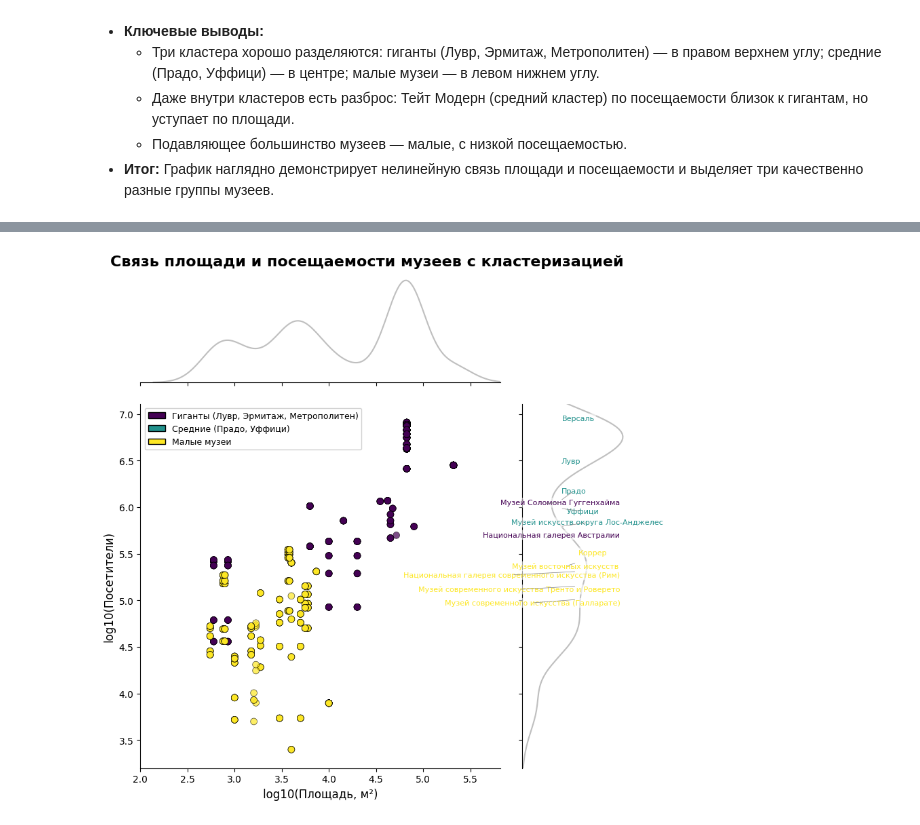
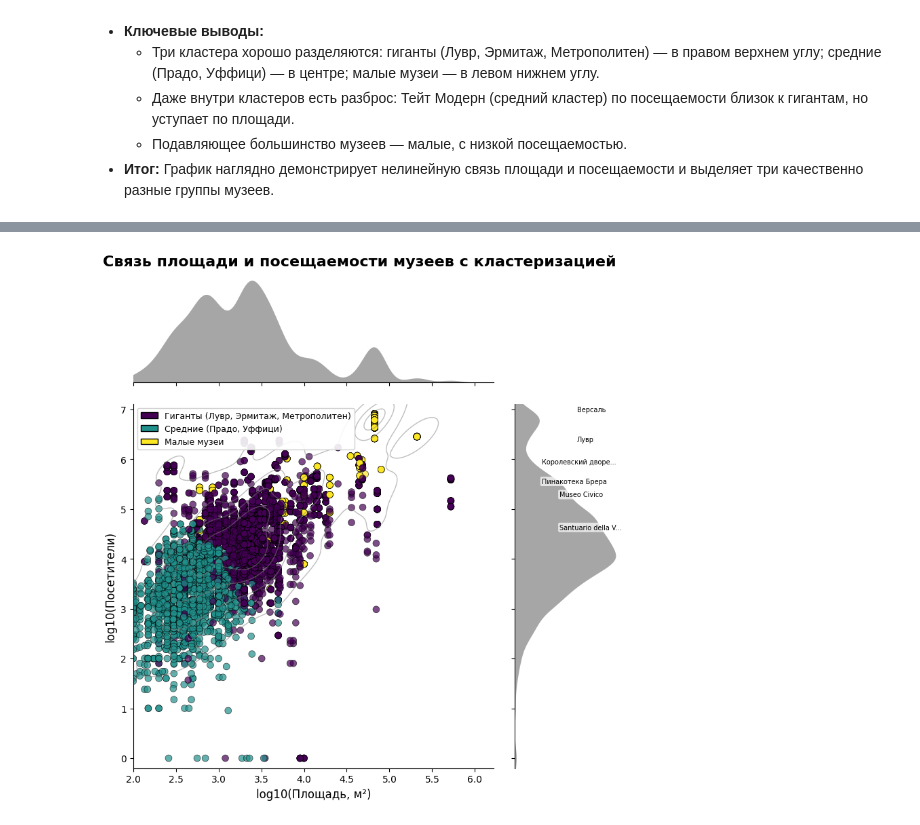
Before and after one commit to yana-moshnikova/python-ai-moshnikova-yana, a Jupyter notebook: notebooks/week3_visualization_best.ipynb, the cells around one changed output, grey strips where cells are left out. Cells and saved outputs as stored; diff of their text form; code cells hidden in the pictures.

```diff
--- a/notebooks/week3_visualization_best.ipynb
+++ b/notebooks/week3_visualization_best.ipynb
@@ -1975,9 +525,11 @@ plt.show()
 # %%
 # ============================================================
-# 7. JOINT PLOT: ПОСЕЩАЕМОСТЬ VS ПЛОЩАДЬ (финальная версия)
+# 7. JOINT PLOT: ПОСЕЩАЕМОСТЬ VS ПЛОЩАДЬ (финальная версия, без предупреждений)
 # ============================================================
 
-# Устанавливаем adjustText (если не установлен)
+import warnings
+warnings.filterwarnings("ignore", category=UserWarning, module="adjustText")
+
 try:
     from adjustText import adjust_text
 except ImportError:
@@ -2008,17 +560,18 @@ museum_agg = df_museum.groupby(['museum', 'country'], as_index=False).agg({
     'URL': 'first'
 })
 
-# Оставляем только музеи с ненулевыми показателями
 museum_agg = museum_agg[
     (museum_agg['visitors'] > 0) &
-    (museum_agg['area'] > 0) &
-    (museum_agg['socialFollowers'] > 0)
+    (museum_agg['area'] > 0)
 ].copy()
-
 print(f"✅ Для кластеризации отобрано {len(museum_agg)} уникальных музеев.")
 
+if len(museum_agg) == 0:
+    raise ValueError("❌ Нет музеев с положительными площадью и посещаемостью.")
+
 # ---- 3. Кластеризация ----
-X = museum_agg[['log_visitors', 'log_area', 'log_followers']].values
+museum_agg['log_followers_filled'] = museum_agg['log_followers'].fillna(museum_agg['log_followers'].min())
+X = museum_agg[['log_visitors', 'log_area', 'log_followers_filled']].values
 scaler = StandardScaler()
 X_scaled = scaler.fit_transform(X)
 
@@ -2030,8 +583,8 @@ cluster_map = museum_agg.set_index('museum')['cluster'].to_dict()
 df_museum['cluster'] = df_museum['museum'].map(cluster_map)
 
 # ---- 5. Подготовка данных для графика ----
-plot_data = df_museum.dropna(subset=['log_area', 'log_visitors', 'cluster']).copy()
-plot_data = plot_data[plot_data['log_area'] >= 2]  # обрезаем слева
+plot_data = df_museum.dropna(subset=['log_area', 'log_visitors']).copy()
+plot_data = plot_data[plot_data['log_area'] >= 2]
 print(f"✅ После обрезки оси X осталось {len(plot_data)} точек (записей по годам).")
 
 # ---- 6. Построение joint plot ----
@@ -2048,8 +601,11 @@ scatter = g.ax_joint.scatter(
     linewidth=0.5
 )
 
-sns.kdeplot(data=plot_data, x='log_area', ax=g.ax_marg_x, color='gray', alpha=0.5)
-sns.kdeplot(data=plot_data, y='log_visitors', ax=g.ax_marg_y, color='gray', alpha=0.5)
+sns.kdeplot(data=plot_data, x='log_area', y='log_visitors',
+            ax=g.ax_joint, levels=5, color='gray', alpha=0.5, linewidths=1.0)
+
+sns.kdeplot(data=plot_data, x='log_area', ax=g.ax_marg_x, color='gray', alpha=0.7, fill=True, linewidth=0)
+sns.kdeplot(data=plot_data, y='log_visitors', ax=g.ax_marg_y, color='gray', alpha=0.7, fill=True, linewidth=0)
 
 # Настройка осей
 g.ax_joint.set_xlabel('log10(Площадь, м²)', fontsize=12)
@@ -2057,7 +613,7 @@ g.ax_joint.set_ylabel('log10(Посетители)', fontsize=12)
 g.ax_joint.set_xlim(2, plot_data['log_area'].max() + 0.5)
 g.ax_joint.set_ylim(plot_data['log_visitors'].min() - 0.2, plot_data['log_visitors'].max() + 0.2)
 
-# Легенда с осмысленными названиями кластеров
+# Легенда
 clusters = sorted(museum_agg['cluster'].unique())
 cluster_names = {
     0: 'Гиганты (Лувр, Эрмитаж, Метрополитен)',
@@ -2071,47 +627,49 @@ legend_elements = [
 ]
 g.ax_joint.legend(handles=legend_elements, loc='upper left', framealpha=0.9, fontsize=9)
 
-# ---- 7. Выбор музеев для подписей справа (на основе агрегированных данных) ----
+# ---- 7. Выбор музеев для подписей справа (по 2 на кластер) ----
 museum_agg['score'] = museum_agg['log_area'] + museum_agg['log_visitors']
-
 top_museums = []
 for cl in clusters:
     cluster_subset = museum_agg[museum_agg['cluster'] == cl].copy()
-    top_in_cluster = cluster_subset.nlargest(5, 'score')[['museum', 'log_area', 'log_visitors', 'cluster']]
+    top_in_cluster = cluster_subset.nlargest(2, 'score')[['museum', 'log_area', 'log_visitors', 'cluster']]
     top_museums.append(top_in_cluster)
 
 df_labels = pd.concat(top_museums).drop_duplicates(subset=['museum'])
+# Укоротим названия до 20 символов
+df_labels['short_name'] = df_labels['museum'].apply(lambda x: x if len(x) <= 20 else x[:17] + '...')
 print(f"📝 Будет подписано {len(df_labels)} музеев.")
 
-# Создание правой оси для подписей
+# ---- 8. Создание правой оси и размещение подписей ----
 bbox = g.ax_joint.get_position()
-ax_right = g.fig.add_axes([bbox.x1 + 0.02, bbox.y0, 0.2, bbox.height])
+ax_right = g.fig.add_axes([bbox.x1 + 0.02, bbox.y0, 0.22, bbox.height])  # шире
 ax_right.set_xlim(0, 1)
 ax_right.set_ylim(g.ax_joint.get_ylim())
 ax_right.axis('off')
 
-# Размещение подписей
 texts = []
-colors = [plt.cm.viridis(row['cluster'] / (len(clusters)-1)) for _, row in df_labels.iterrows()]
-
-for (_, row), color in zip(df_labels.iterrows(), colors):
+for _, row in df_labels.iterrows():
     y = row['log_visitors']
     x_shift = 0.3 + 0.3 * (row['cluster'] / (len(clusters)-1))
-    text = ax_right.text(x_shift, y, row['museum'],
-                         fontsize=8, color=color, ha='left', va='center',
-                         bbox=dict(boxstyle='round,pad=0.2', fc='white', ec='none', alpha=0.6))
+    text = ax_right.text(
+        x_shift, y, row['short_name'],
+        fontsize=7, color='black', ha='left', va='center',
+        bbox=dict(boxstyle='round,pad=0.2', fc='white', ec='none', alpha=0.7)
+    )
     texts.append(text)
 
 if texts:
-    adjust_text(texts, ax=ax_right, expand_text=(1.05, 1.2), expand_points=(1.05, 1.2),
-                force_text=0.5, force_points=0.5, avoid_self=True,
-                arrowprops=dict(arrowstyle='-', color='gray', lw=0.5))
+    adjust_text(
+        texts, ax=ax_right,
+        expand_text=(1.05, 1.2), expand_points=(1.05, 1.2),
+        force_text=0.5, force_points=0.5, avoid_self=True,
+        arrowprops=dict(arrowstyle='-', color='gray', lw=0.5)
+    )
 
-# Заголовок
 g.fig.suptitle('Связь площади и посещаемости музеев с кластеризацией',
                y=1.02, fontsize=16, fontweight='bold')
 
-# ---- 8. Вывод состава кластеров (уникальные музеи) ----
+# ---- 9. Вывод состава кластеров ----
 print("\n📊 Состав кластеров (по 5 крупнейших музеев в каждом):")
 for cl in clusters:
     print(f"\n{cluster_names.get(cl, f'Кластер {cl}')}:")
@@ -2164 +699 @@ WARNING:adjustText:Some labels are too long, can't fit inside the X axis
-[figure, old version]
+[figure, new version]
```
Also changed, not shown: parts of 25 cells of this notebook.
